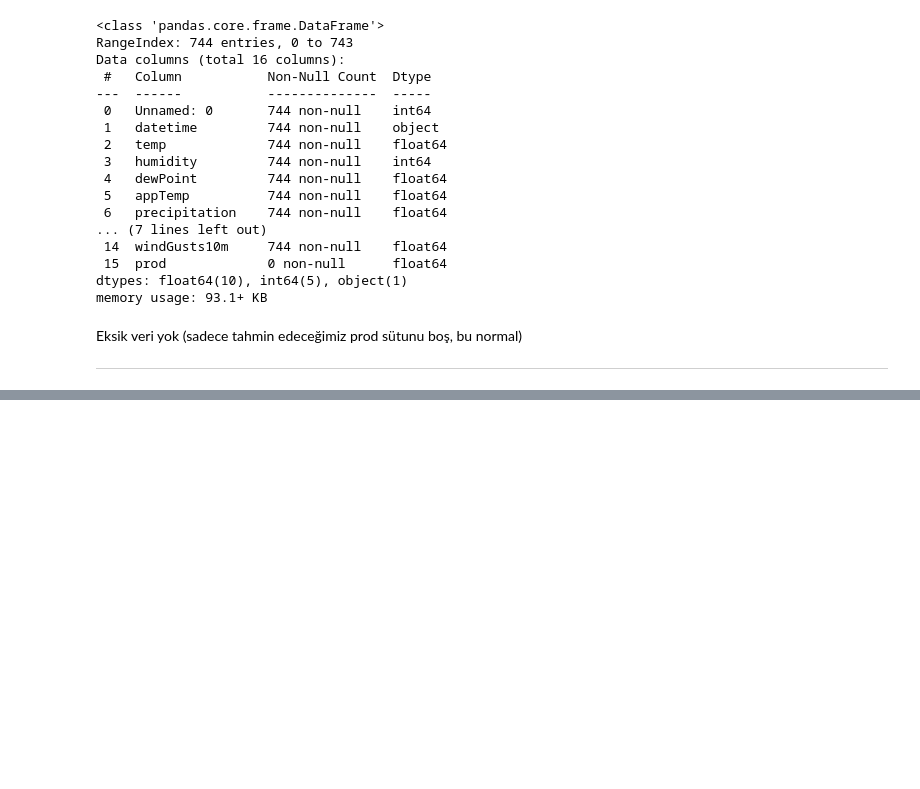
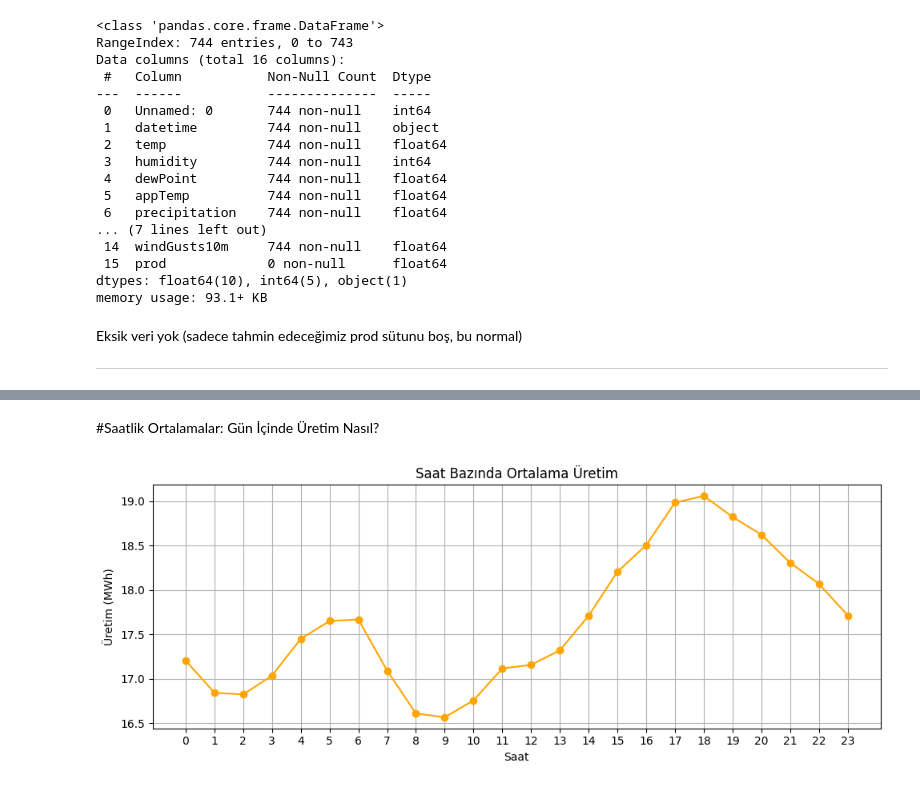
Before and after one commit to musa-fe/Machine_Learning_3, a Jupyter notebook: MachineLearning_3.ipynb, the cells around one changed output, grey strips where cells are left out. Saved outputs shown, nothing was run; the diff lists cells and outputs as text; code cells hidden in the pictures; blank space fills up the shorter version.

```diff
--- a/MachineLearning_3.ipynb
+++ b/MachineLearning_3.ipynb
@@ -71,0 +110,14 @@ AttributeError: 'function' object has no attribute 'sum'
+# %% [markdown]
+#Saatlik Ortalamalar: Gün İçinde Üretim Nasıl?
+# %%
+plt.figure(figsize=(10,4))
+train_only.groupby('hour')['prod'].mean().plot(kind='line', marker='o', color='orange')
+plt.title('Saat Bazında Ortalama Üretim')
+plt.xlabel('Saat')
+plt.ylabel('Üretim (MWh)')
+plt.grid(True)
+plt.xticks(range(0, 24))
+plt.tight_layout()
+plt.show()
+# %% [output]
+[figure, added]
```
Also changed, not shown: parts of 14 cells of this notebook.
